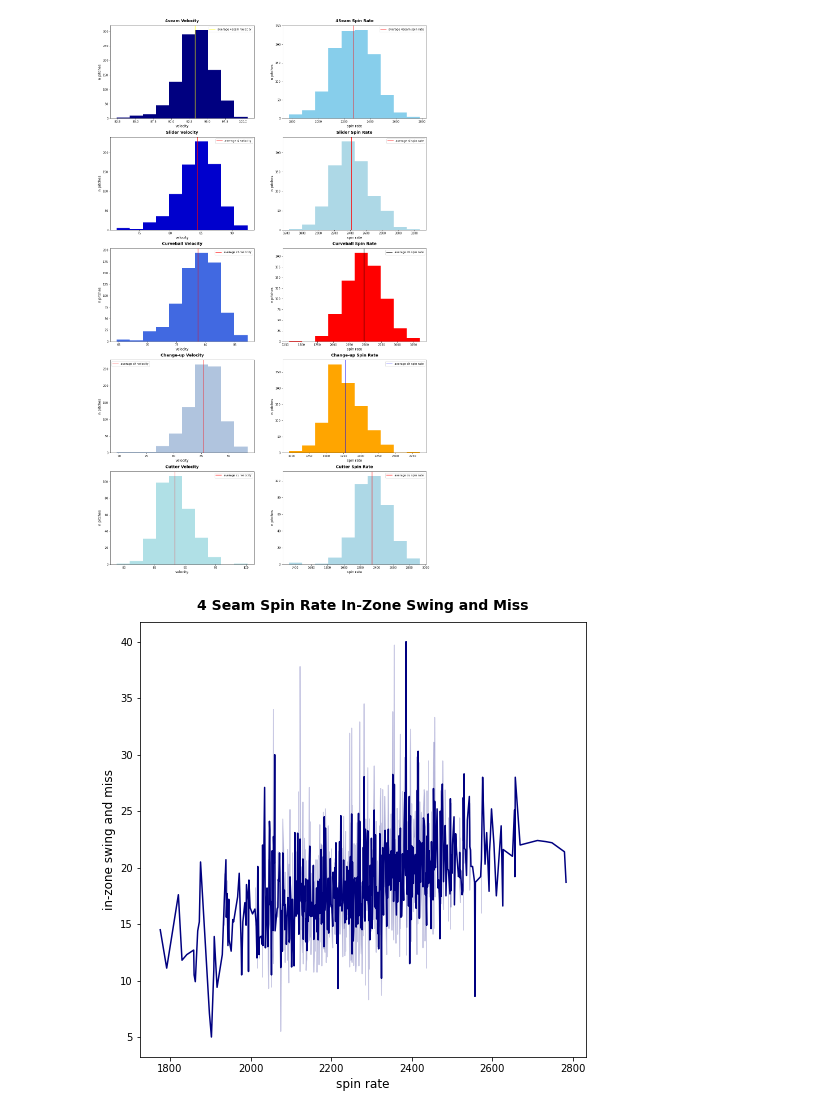
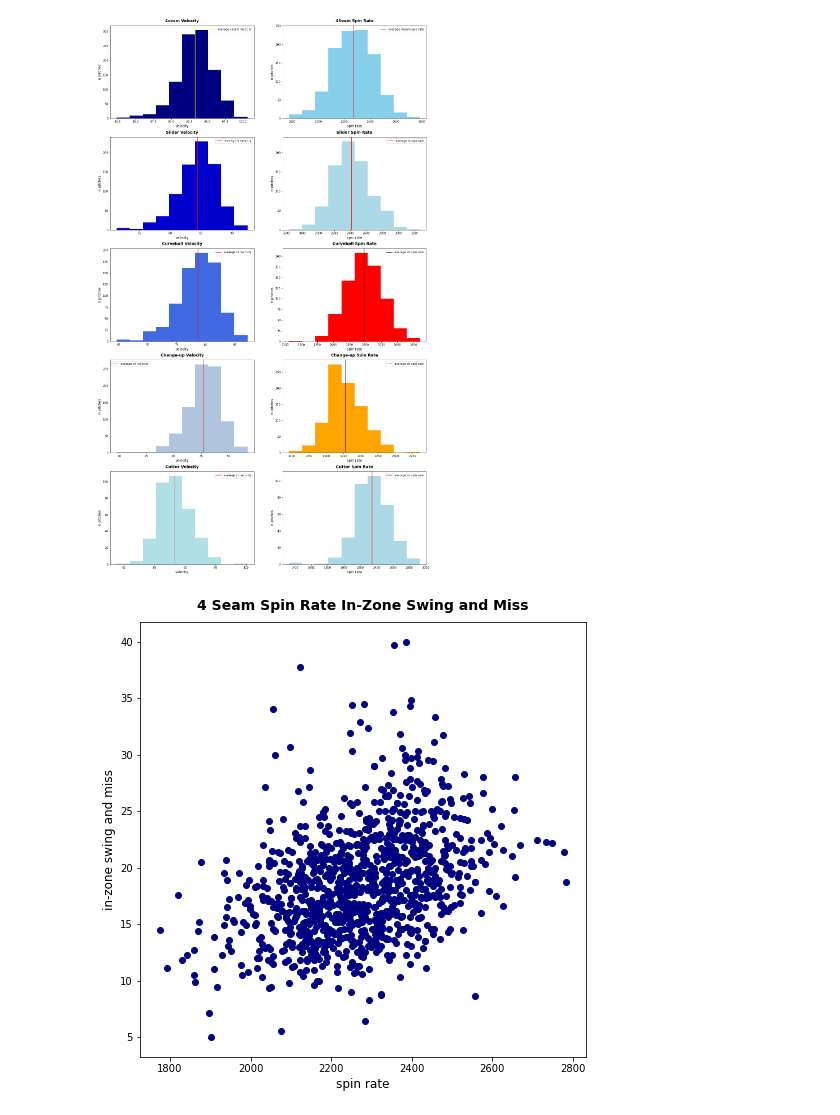
Before and after one commit to anthonyzurke/sabermetrics, a Jupyter notebook: code/pitch-data.ipynb, the cells around one changed output. Cells and saved outputs as stored; diff of their text form; code cells hidden in the pictures.

```diff
--- a/code/pitch-data.ipynb
+++ b/code/pitch-data.ipynb
@@ -368,12 +378,12 @@ ax[4][1].legend();
 # %%
 plt.figure(figsize = (8, 8))
 
-sns.lineplot(x = data['4seam_spinrate'],y = data['z_swing_miss%'], color = 'navy')
+plt.scatter(x = data['4seam_spinrate'],y = data['z_swing_miss%'], color = 'navy')
 plt.xlabel('spin rate', fontsize = 12)
 plt.ylabel('in-zone swing and miss', fontsize = 12)
 plt.title('4 Seam Spin Rate In-Zone Swing and Miss', fontsize = 14, fontweight = 'bold', pad = 12);
 # %% [output]
-[figure, old version]
+[figure, new version]
 # %%
 plt.figure(figsize = (8, 8))
 
```
Also changed, not shown: parts of 16 cells of this notebook, 4 other files.
